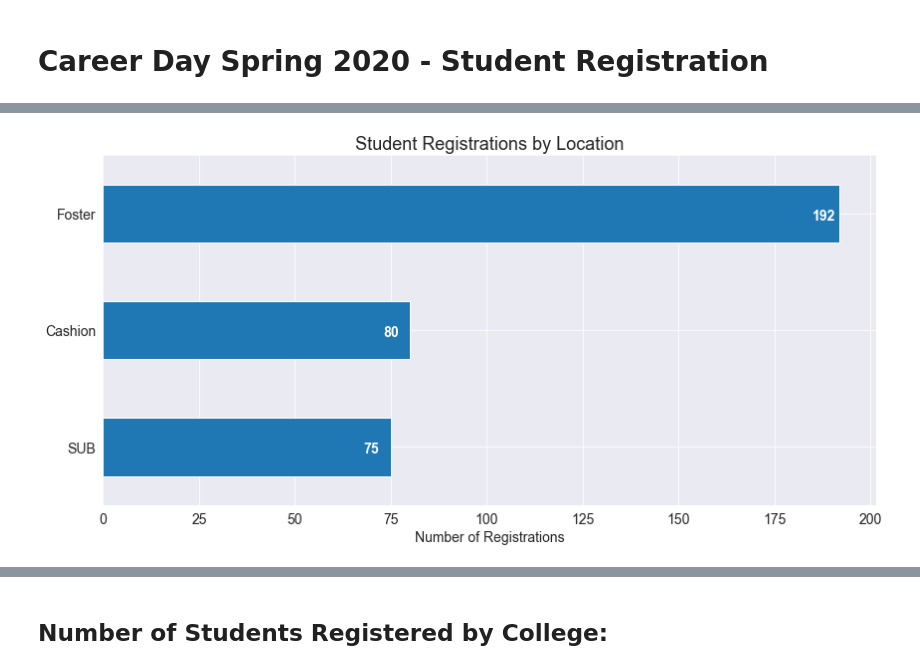
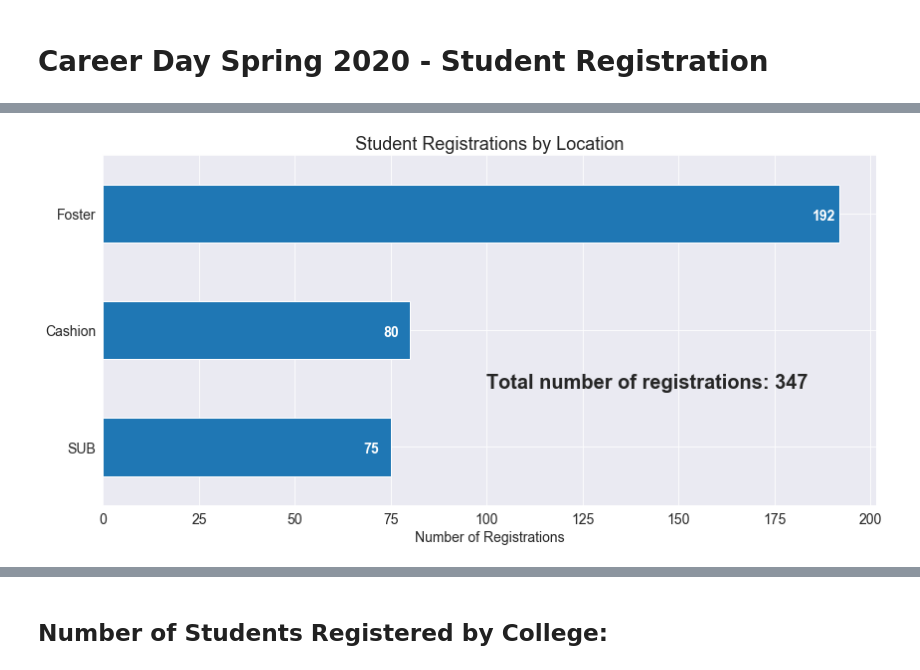
Before and after one commit to AKBoles/Jupyter-Notebook-Reports, a Jupyter notebook: Career Day 2020 Student Registration Report.ipynb, the cells around one changed output, grey strips where cells are left out. Cells and saved outputs as stored; diff of their text form; code cells hidden in the pictures.

Commit message:
added charts

```diff
--- a/Career Day 2020 Student Registration Report.ipynb
+++ b/Career Day 2020 Student Registration Report.ipynb
@@ -51,12 +55,13 @@ df_combo = df_combo.append(df_cashion, ignore_index=True)
 # %%
 # bar chart with the number of registrations
 plt.figure(figsize=(12,6))
 ax = df_combo['Location'].value_counts().plot(kind='barh', fontsize=14)
 ax.set_title('Student Registrations by Location', fontsize=18)
 ax.set_xlabel('Number of Registrations', fontsize=14)
 for i,v in enumerate(df_combo['Location'].value_counts()):
     ax.text(v-7, i+.05, str(v), fontsize=14, fontweight='bold', color='white')
+ax.text(100, 1.5, 'Total number of registrations: {}'.format(len(df_combo.index)), fontsize=20, fontweight='bold')
 ax.invert_yaxis()
 plt.tight_layout()
 # %% [output]
-[figure, old version]
+[figure, new version]
```
Also changed, not shown: parts of 7 cells of this notebook.
